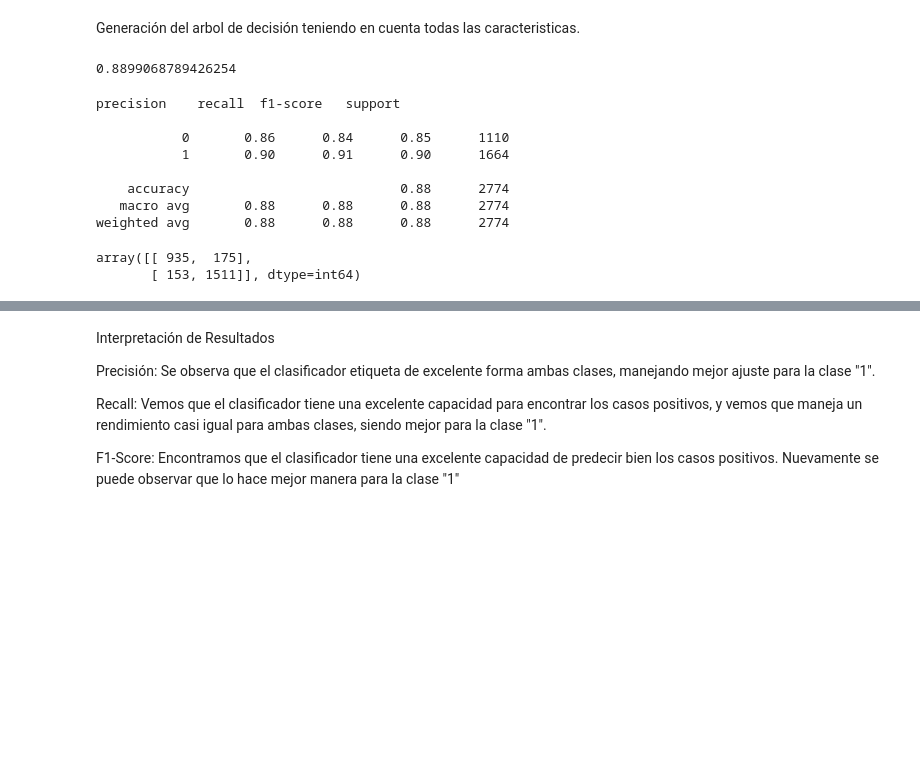
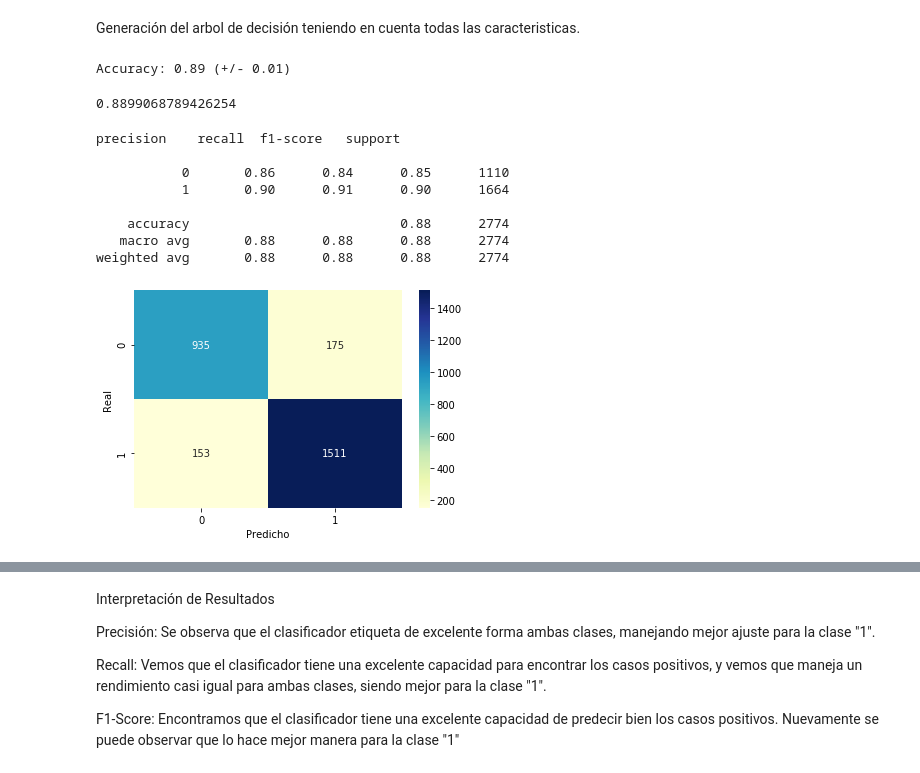
Before and after one commit to santyarboleda/Reconocimiento-de-Patrones, a Jupyter notebook: Competencia_RP.ipynb, the cells around one changed output, grey strips where cells are left out. Saved outputs shown, nothing was run; the diff lists cells and outputs as text; code cells hidden in the pictures; blank space fills up the shorter version.

```diff
--- a/Competencia_RP.ipynb
+++ b/Competencia_RP.ipynb
@@ -348,26 +344,35 @@ decision_tree = DecisionTreeClassifier(criterion='entropy',
                                             random_state = 42)
 
 modelo_tree = decision_tree.fit(bal_data_X,bal_data_y)
+# %%
+# Aplicamos validación cruzada para evaluar el performance del modelo
+cv = ShuffleSplit(n_splits=5, test_size=0.2, random_state=0)
+scores = cross_val_score(decision_tree, bal_data_X, bal_data_y, cv=cv)
+print("Accuracy: %0.2f (+/- %0.2f)" % (scores.mean(), scores.std() * 2))
+# %% [output]
+Accuracy: 0.89 (+/- 0.01)
 # %%
 decision_tree.score(bal_data_X,bal_data_y)
 # %% [output]
 0.8899068789426254
 # %%
 modelo_test = decision_tree.predict(X_test)
-# %%
-print(classification_report(y_test, modelo_test))
-# %% [output]
-precision    recall  f1-score   support
-
-           0       0.86      0.84      0.85      1110
-           1       0.90      0.91      0.90      1664
-
-    accuracy                           0.88      2774
-   macro avg       0.88      0.88      0.88      2774
-weighted avg       0.88      0.88      0.88      2774
-# %%
-# Revisamos la matriz de confusión
-confusion_matrix(y_test, modelo_test)
-# %% [output]
-array([[ 935,  175],
-       [ 153, 1511]], dtype=int64)
+# %%
+# Revisamos con la data de prueba
+predict = clf.predict(data_val_x)
+ax = sns.heatmap(confusion_matrix(y_test, modelo_test), annot=True, fmt='', cmap = 'YlGnBu')
+bottom, top = ax.get_ylim()
+#ax.set_ylim(bottom + 0.5, top - 0.5)
+plt.xlabel('Predicho')
+plt.ylabel('Real')
+print(classification_report(y_test, modelo_test))
+# %% [output]
+precision    recall  f1-score   support
+
+           0       0.86      0.84      0.85      1110
+           1       0.90      0.91      0.90      1664
+
+    accuracy                           0.88      2774
+   macro avg       0.88      0.88      0.88      2774
+weighted avg       0.88      0.88      0.88      2774
+[figure, added]
```
Also changed, not shown: parts of 46 cells of this notebook.
